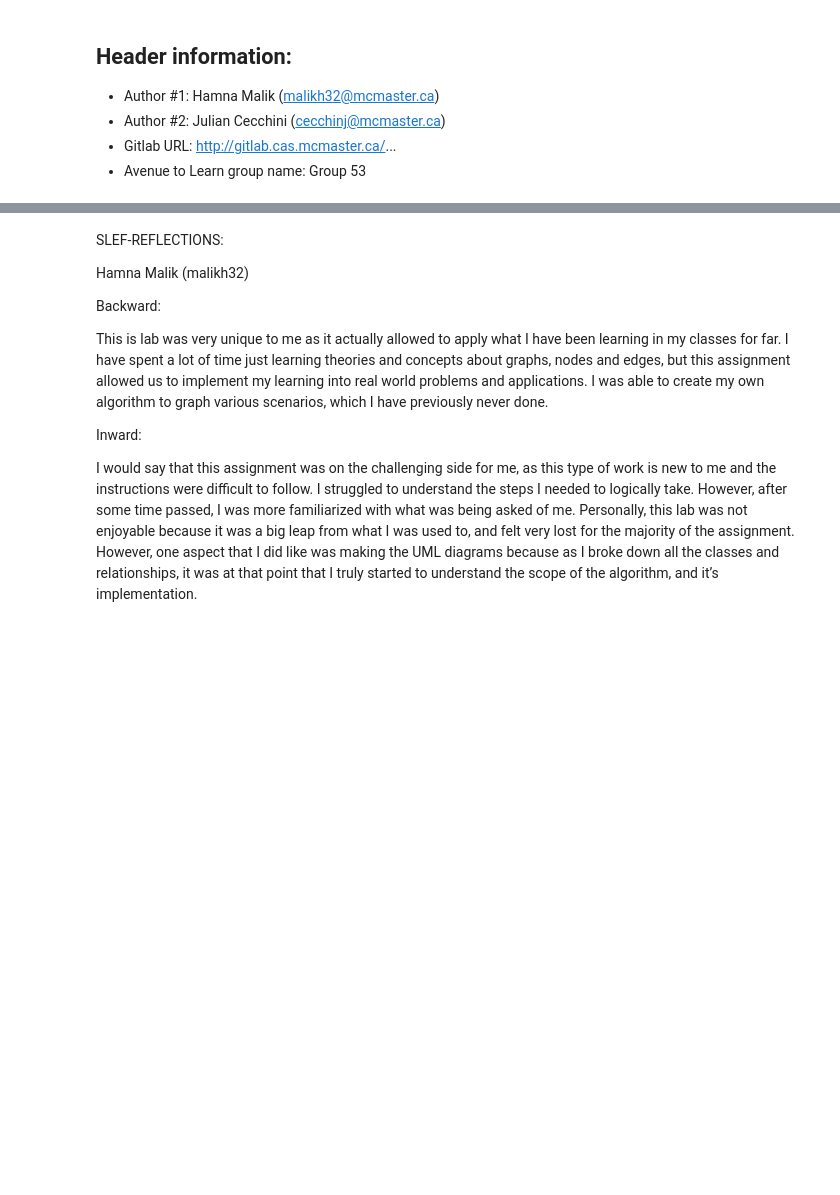
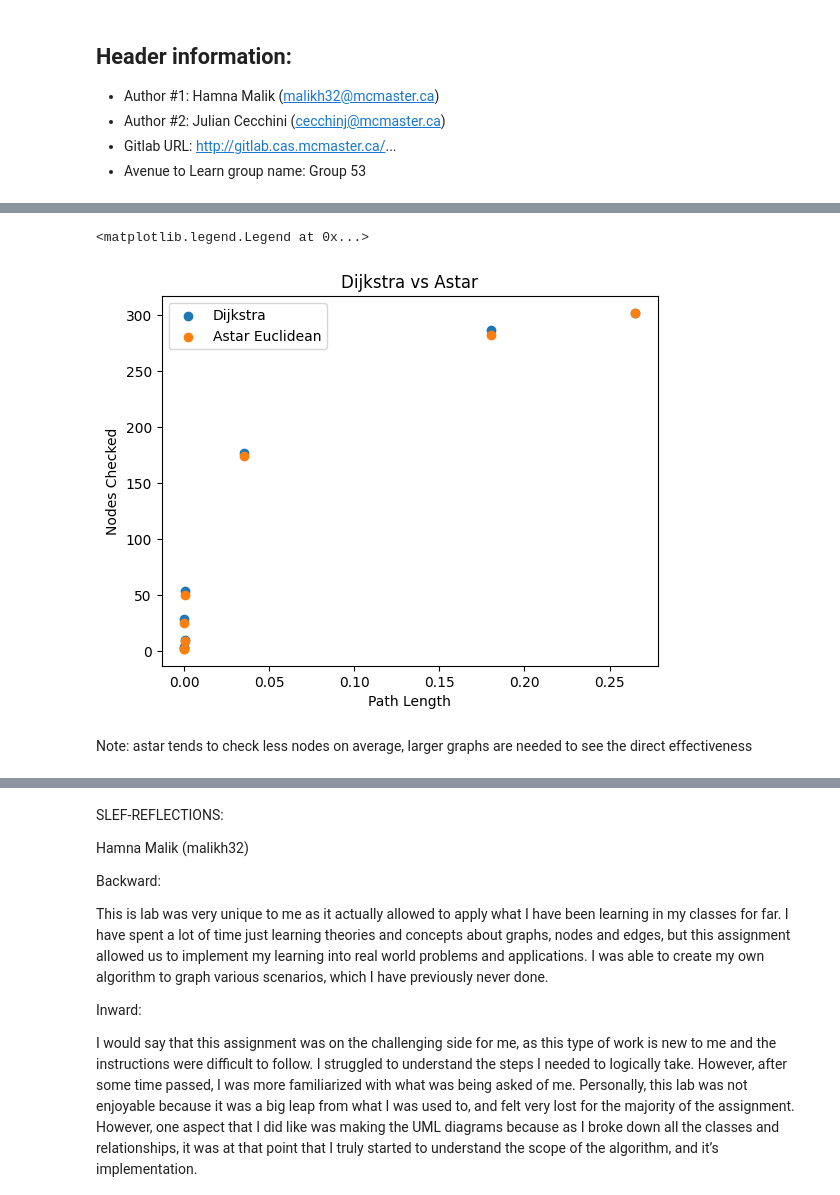
Before and after one commit to N4T10N01/Graph_Project, a Jupyter notebook: graph_lab.ipynb, the cells around one changed output, grey strips where cells are left out. Drawn from its saved outputs; the diff is of its cells as text; code cells hidden in the pictures; blank space fills up the shorter version.

```diff
--- a/graph_lab.ipynb
+++ b/graph_lab.ipynb
@@ -10 +202,13 @@
+# %%
+plt.scatter(x1, y3, label = "Dijkstra")
+plt.scatter(x1, y4, label = "Astar Euclidean")
+plt.xlabel('Path Length')
+plt.ylabel('Nodes Checked')
+plt.title('Dijkstra vs Astar')
+plt.legend()
+# %% [output]
+<matplotlib.legend.Legend at 0x...>
+[figure, added]
+# %% [markdown]
+Note: astar tends to check less nodes on average, larger graphs are needed to see the direct effectiveness
 # %% [markdown]
```
Also changed, not shown: parts of 29 cells of this notebook, 26 other files.
